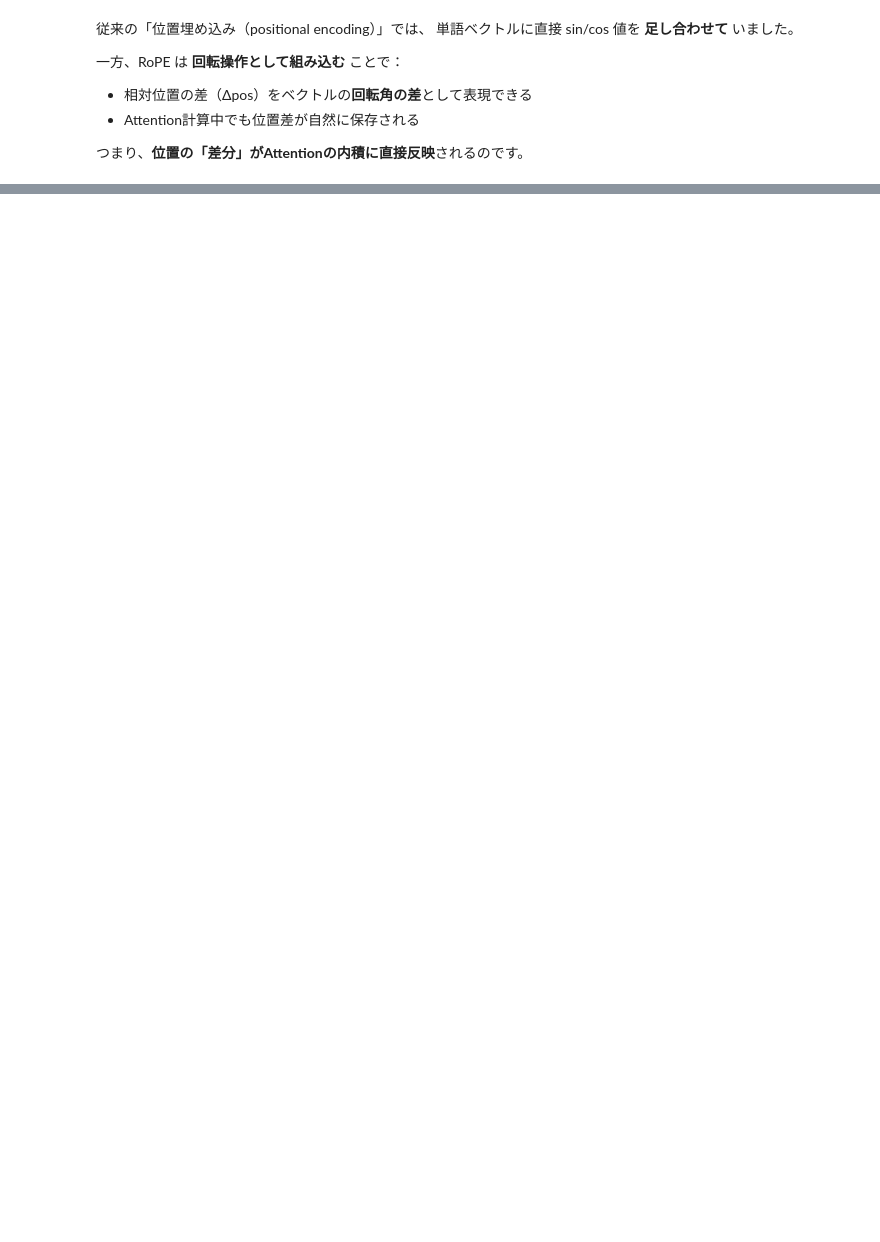
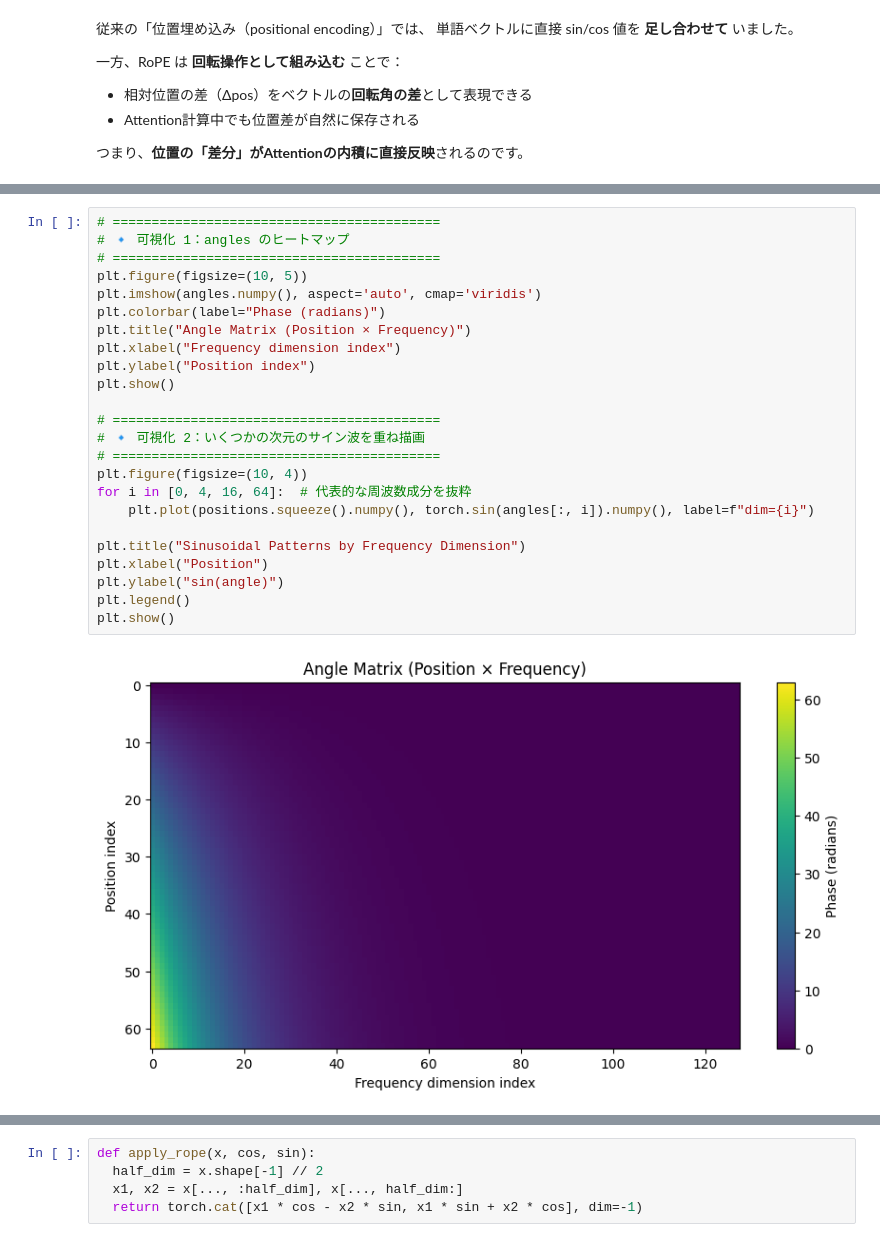
Before and after one commit to Shinichi0713/LLM-fundamental-study, a Jupyter notebook: positional_encoding/src/RoPE_heatmap.ipynb, the cells around one changed output, grey strips where cells are left out. Cells and saved outputs as stored; diff of their text form; blank space fills up the shorter version.

```diff
--- a/positional_encoding/src/RoPE_heatmap.ipynb
+++ b/positional_encoding/src/RoPE_heatmap.ipynb
@@ -81,0 +117,26 @@ tensor([1.0000e+00, 9.3057e-01, 8.6596e-01, 8.0584e-01, 7.4989e-01, 6.9783e-01,
+# %%
+# ==========================================
+# 🔹 可視化 1：angles のヒートマップ
+# ==========================================
+plt.figure(figsize=(10, 5))
+plt.imshow(angles.numpy(), aspect='auto', cmap='viridis')
+plt.colorbar(label="Phase (radians)")
+plt.title("Angle Matrix (Position × Frequency)")
+plt.xlabel("Frequency dimension index")
+plt.ylabel("Position index")
+plt.show()
+
+# ==========================================
+# 🔹 可視化 2：いくつかの次元のサイン波を重ね描画
+# ==========================================
+plt.figure(figsize=(10, 4))
+for i in [0, 4, 16, 64]:  # 代表的な周波数成分を抜粋
+    plt.plot(positions.squeeze().numpy(), torch.sin(angles[:, i]).numpy(), label=f"dim={i}")
+
+plt.title("Sinusoidal Patterns by Frequency Dimension")
+plt.xlabel("Position")
+plt.ylabel("sin(angle)")
+plt.legend()
+plt.show()
+# %% [output]
+[figure, added]
@@ -81,0 +144,5 @@ tensor([1.0000e+00, 9.3057e-01, 8.6596e-01, 8.0584e-01, 7.4989e-01, 6.9783e-01,
+# %%
+def apply_rope(x, cos, sin):
+  half_dim = x.shape[-1] // 2
+  x1, x2 = x[..., :half_dim], x[..., half_dim:]
+  return torch.cat([x1 * cos - x2 * sin, x1 * sin + x2 * cos], dim=-1)
```
Also changed, not shown: parts of 7 cells of this notebook, 2 other files.
